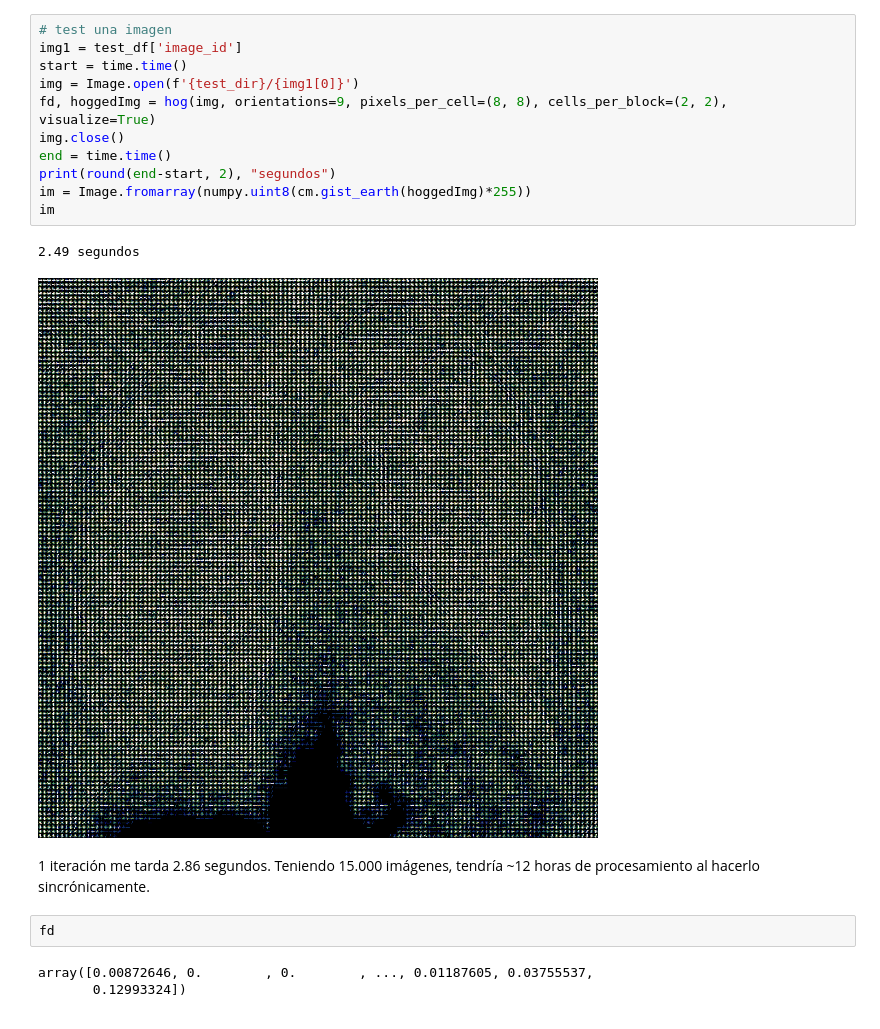
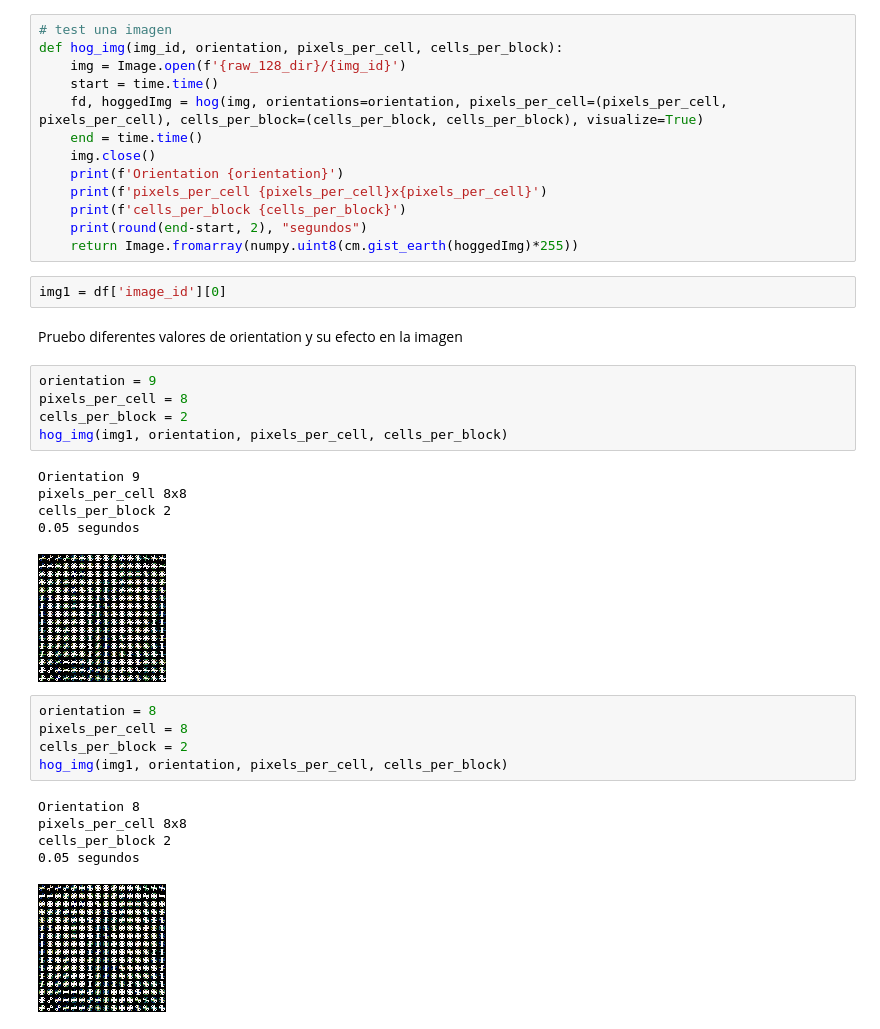
Before and after one commit to sebiglesias/tp_final_ECD, a Jupyter notebook: notebooks/hog.ipynb, the cells around one changed output. Saved outputs shown, nothing was run; the diff lists cells and outputs as text.

```diff
--- a/notebooks/hog.ipynb
+++ b/notebooks/hog.ipynb
@@ -47,21 +56,39 @@ train_df.head(10)
 # %%
 # test una imagen
-img1 = test_df['image_id']
-start = time.time()
-img = Image.open(f'{test_dir}/{img1[0]}')
-fd, hoggedImg = hog(img, orientations=9, pixels_per_cell=(8, 8), cells_per_block=(2, 2), visualize=True)
-img.close()
-end = time.time()
-print(round(end-start, 2), "segundos")
-im = Image.fromarray(numpy.uint8(cm.gist_earth(hoggedImg)*255))
-im
+def hog_img(img_id, orientation, pixels_per_cell, cells_per_block):
+    img = Image.open(f'{raw_128_dir}/{img_id}')
+    start = time.time()
+    fd, hoggedImg = hog(img, orientations=orientation, pixels_per_cell=(pixels_per_cell, pixels_per_cell), cells_per_block=(cells_per_block, cells_per_block), visualize=True)
+    end = time.time()
+    img.close()
+    print(f'Orientation {orientation}')
+    print(f'pixels_per_cell {pixels_per_cell}x{pixels_per_cell}')
+    print(f'cells_per_block {cells_per_block}')
+    print(round(end-start, 2), "segundos")
+    return Image.fromarray(numpy.uint8(cm.gist_earth(hoggedImg)*255))
-# %% [output]
-2.49 segundos
-[figure, removed]
-# %% [markdown]
-1 iteración me tarda 2.86 segundos. Teniendo 15.000 imágenes, tendría ~12 horas de procesamiento al hacerlo sincrónicamente.
-# %%
-fd
-# %% [output]
-array([0.00872646, 0.        , 0.        , ..., 0.01187605, 0.03755537,
-       0.12993324])
+# %%
+img1 = df['image_id'][0]
+# %% [markdown]
+Pruebo diferentes valores de orientation y su efecto en la imagen
+# %%
+orientation = 9
+pixels_per_cell = 8
+cells_per_block = 2
+hog_img(img1, orientation, pixels_per_cell, cells_per_block)
+# %% [output]
+Orientation 9
+pixels_per_cell 8x8
+cells_per_block 2
+0.05 segundos
+[figure, added]
+# %%
+orientation = 8
+pixels_per_cell = 8
+cells_per_block = 2
+hog_img(img1, orientation, pixels_per_cell, cells_per_block)
+# %% [output]
+Orientation 8
+pixels_per_cell 8x8
+cells_per_block 2
+0.05 segundos
+[figure, added]
```
Also changed, not shown: parts of 27 cells of this notebook.
